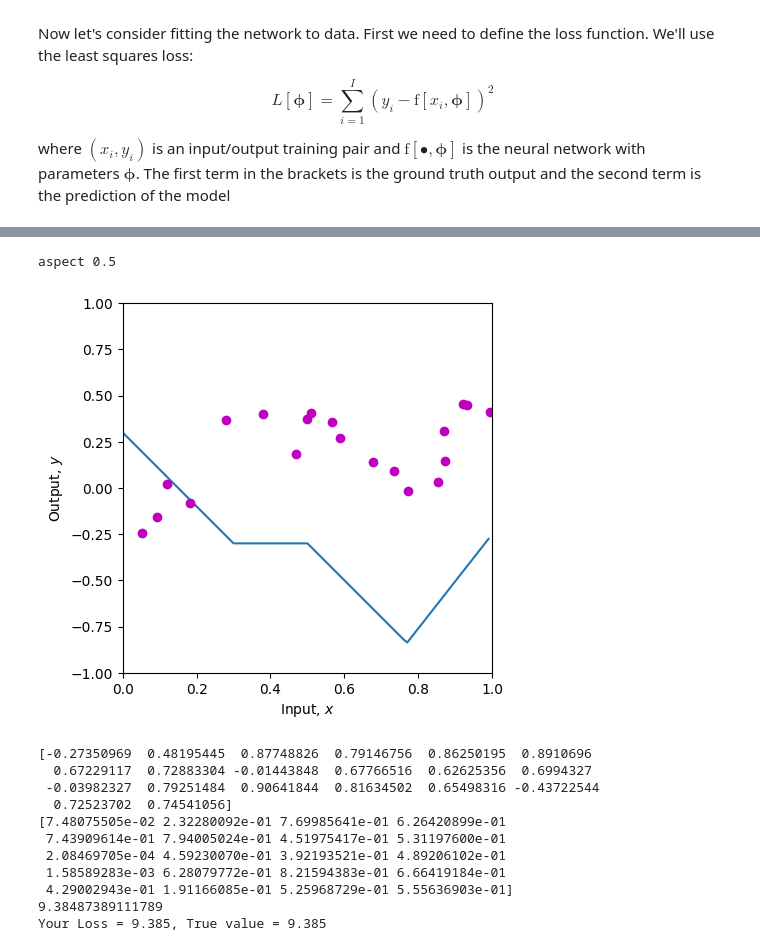
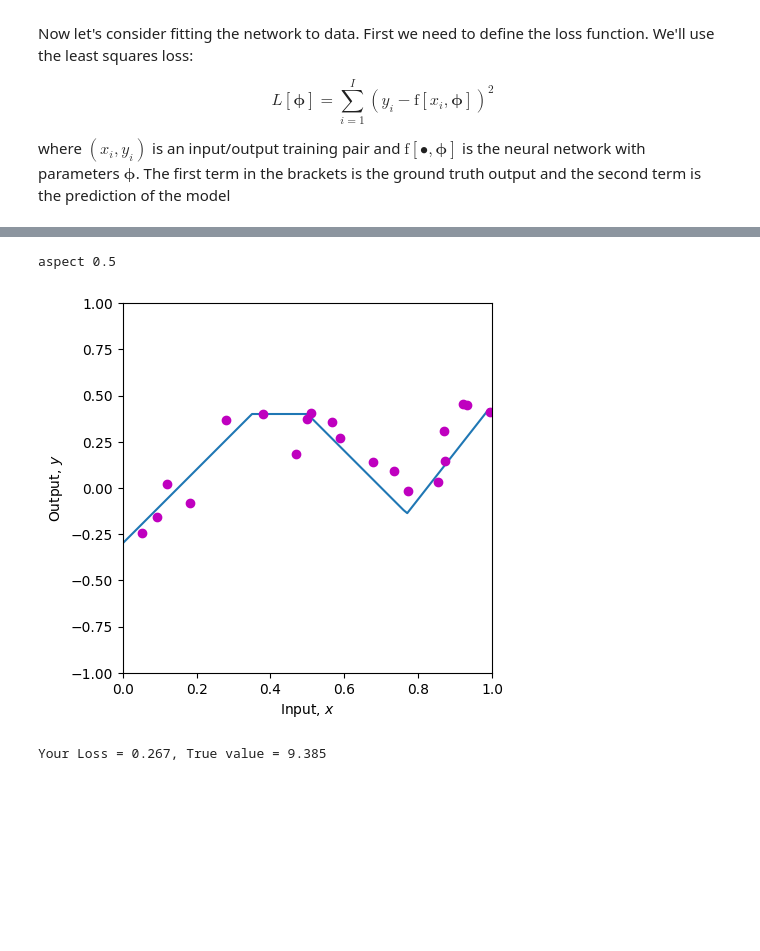
Before and after one commit to LogicsSoftware/Spoon-Knife, a Jupyter notebook: Notebooks/Chap03/3_1_Shallow_Networks_I.ipynb, the cells around one changed output, grey strips where cells are left out. Drawn from its saved outputs; the diff is of its cells as text; code cells hidden in the pictures; blank space fills up the shorter version.

```diff
--- a/Notebooks/Chap03/3_1_Shallow_Networks_I.ipynb
+++ b/Notebooks/Chap03/3_1_Shallow_Networks_I.ipynb
@@ -236,6 +246,11 @@ theta_10 =  0.3 ; theta_11 = -1.0
 theta_20 = -1.0  ; theta_21 = 2.0
 theta_30 = -0.5  ; theta_31 = 0.65
 phi_0 = -0.3; phi_1 = 2.0; phi_2 = -1.0; phi_3 = 7.0
+
+# adjust: now, loss = 0.267
+phi_0 = 0.4
+theta_10 = 0.35
+phi_1 = -2
 
 # Define a range of input values
 x = np.arange(0,1,0.01)
@@ -272,13 +287,3 @@ print('Your Loss = %3.3f, True value = 9.385'%(loss))
 aspect 0.5
-[figure, old version]
+[figure, new version]
-[-0.27350969  0.48195445  0.87748826  0.79146756  0.86250195  0.8910696
-  0.67229117  0.72883304 -0.01443848  0.67766516  0.62625356  0.6994327
- -0.03982327  0.79251484  0.90641844  0.81634502  0.65498316 -0.43722544
-  0.72523702  0.74541056]
-[7.48075505e-02 2.32280092e-01 7.69985641e-01 6.26420899e-01
- 7.43909614e-01 7.94005024e-01 4.51975417e-01 5.31197600e-01
- 2.08469705e-04 4.59230070e-01 3.92193521e-01 4.89206102e-01
- 1.58589283e-03 6.28079772e-01 8.21594383e-01 6.66419184e-01
- 4.29002943e-01 1.91166085e-01 5.25968729e-01 5.55636903e-01]
-9.38487389111789
-Your Loss = 9.385, True value = 9.385
+Your Loss = 0.267, True value = 9.385
```
Also changed, not shown: parts of 3 cells of this notebook.
